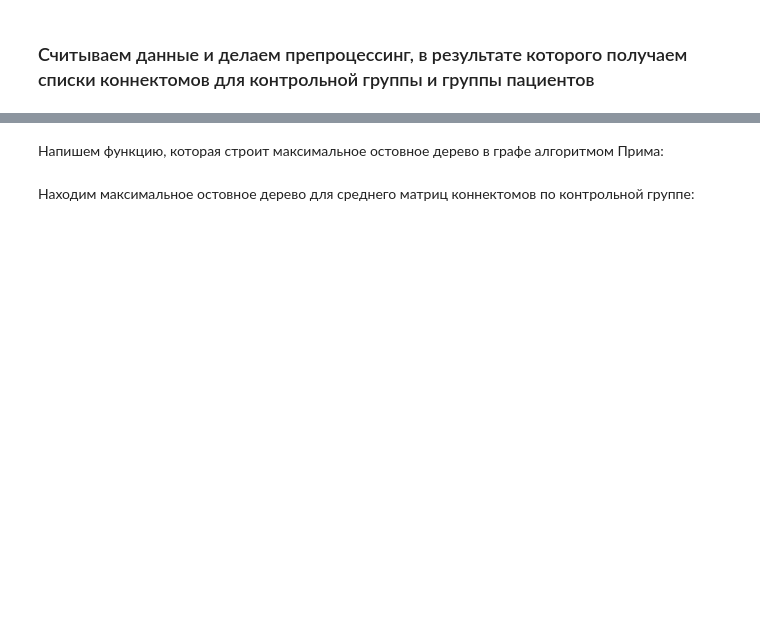
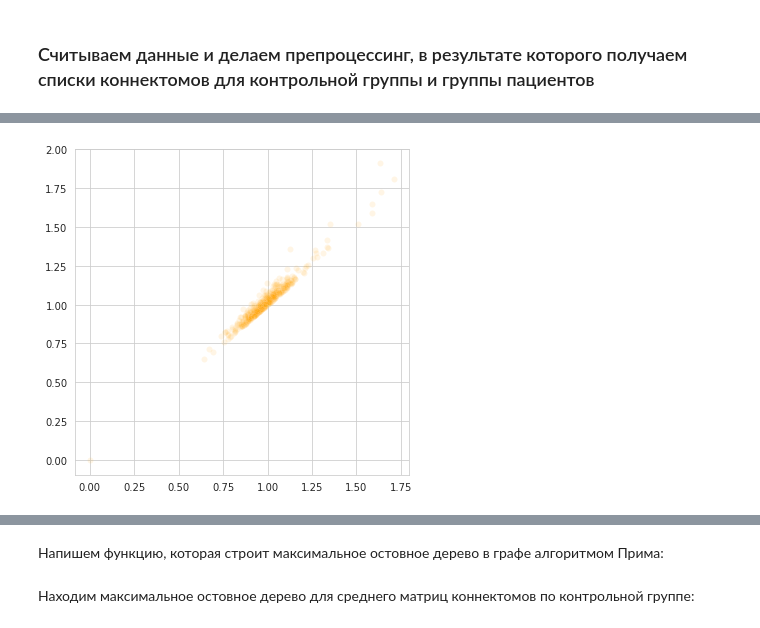
Before and after one commit to NechkaP/tda-connectomes, a Jupyter notebook: connectomes_data_analysis.ipynb, the cells around one changed output, grey strips where cells are left out. Drawn from its saved outputs; the diff is of its cells as text; code cells hidden in the pictures; blank space fills up the shorter version.

```diff
--- a/connectomes_data_analysis.ipynb
+++ b/connectomes_data_analysis.ipynb
@@ -75,11 +86,14 @@ for diagram in patients_vr_diagrams:
 # %%
 plt.figure(figsize=(6, 6))
 plt.grid(True)
 for diagram in controls_vr_diagrams:
-    plt.scatter(
+    sns.scatterplot(
         x=[x[0] for x in diagram[2]],
         y=[x[1] for x in diagram[2]], # 2-dimensional homologies
-        alpha=0.005, c='orange')
+        alpha=0.1, color='orange')
+plt.show()
+# %% [output]
+[figure, added]
 # %%
 plt.figure(figsize=(6, 6))
 plt.grid(True)
```
Also changed, not shown: parts of 70 cells of this notebook.
